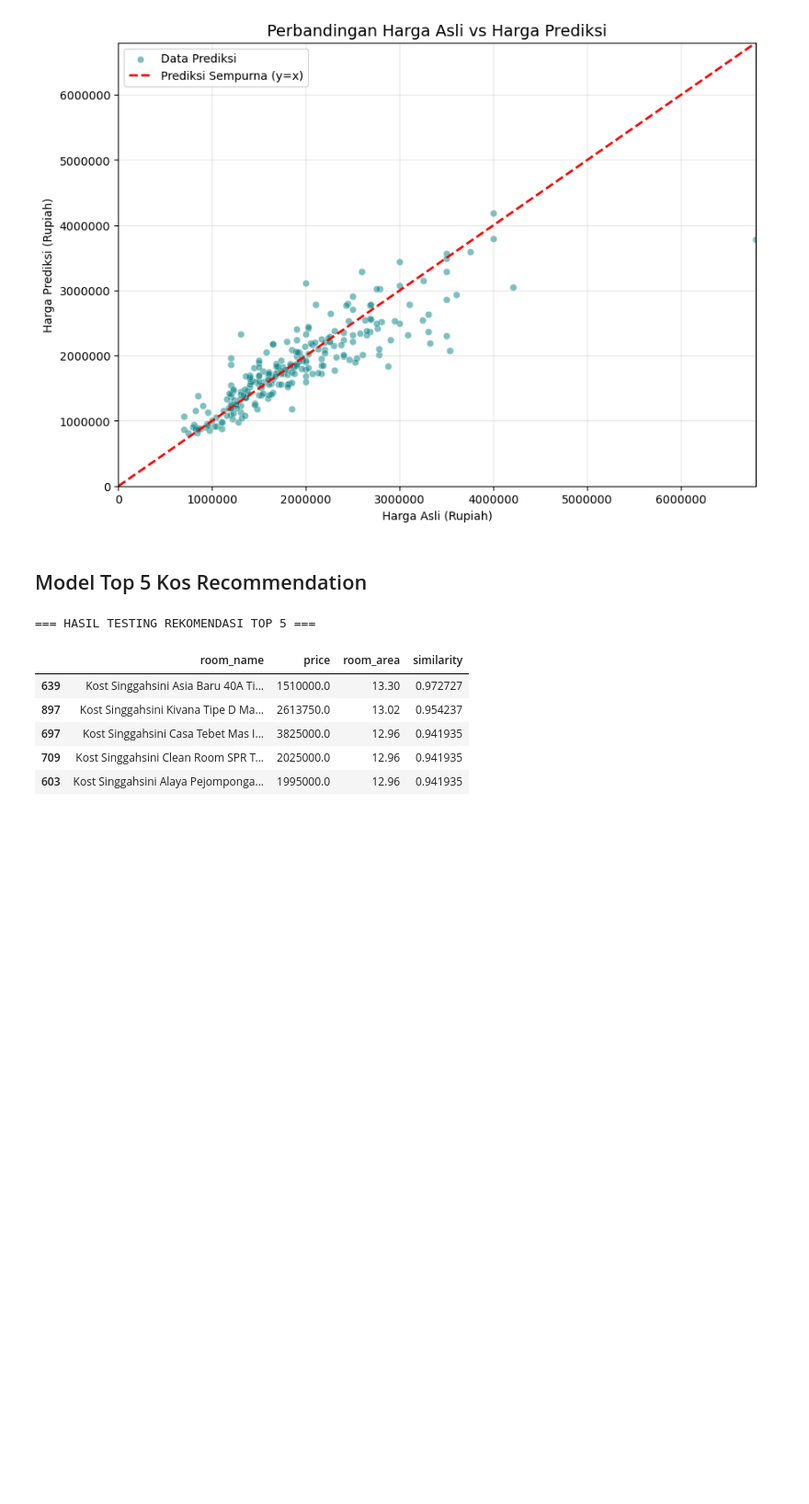
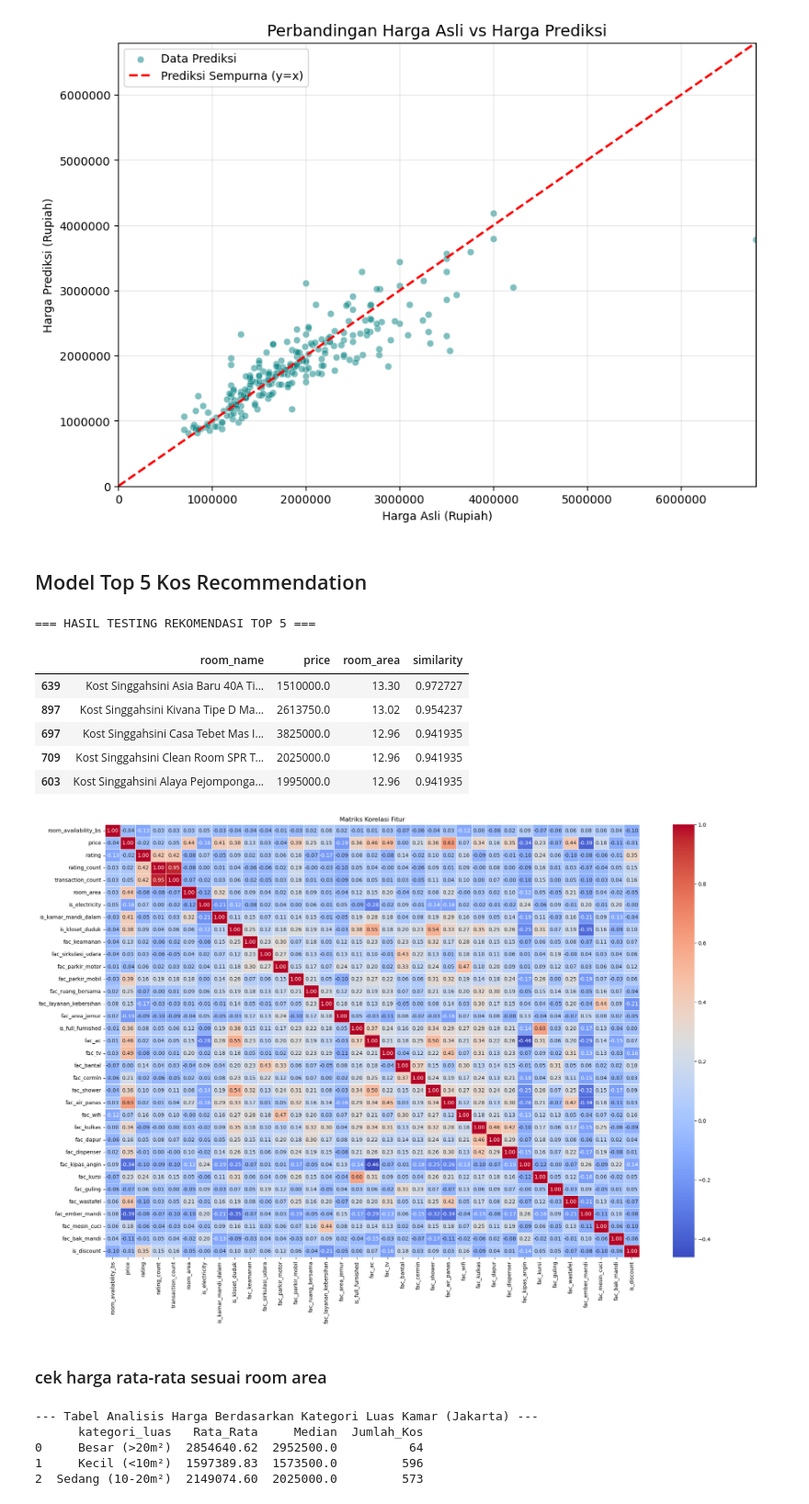
Before and after one commit to NicholasHubert/prediksi_harga_kos, a Jupyter notebook: notebooks/EDA_Model.ipynb, the cells around one changed output. Shown at 92% size. Drawn from its saved outputs; the diff is of its cells as text; code cells hidden in the pictures; blank space fills up the shorter version.

```diff
--- a/notebooks/EDA_Model.ipynb
+++ b/notebooks/EDA_Model.ipynb
@@ -18,7 +18,7 @@ df.head()
 | 3 | Kost 20088 Babakan Madang Bogor | Yan | Bogor | Babakan Madang | 3 x 4 meter | Termasuk listrik (implied) | NaN | ... |
 | 4 | Kost 21 Alam Sutera Tipe A Serpon... | Juliandy | Tangerang Selatan | Kecamatan Serpong Utara | 2 x 3 meter | Termasuk listrik (implied) | NaN | ... |
 # %%
-df = pd.read_csv('D:\\tugas\\codes\\Machine Learning\\AoL Machine Learning\\Datasets\\Data_Indekos_Jabodetabek_Mamikos.csv')
+df = pd.read_csv(r'C:\Users\CHELSEA\OneDrive\Documents\semester 4\ML\aol\Data_Indekos_Jabodetabek_Mamikos.csv')
 df.head()
 # %% [output]
 |  | room_name | owner_name | region | location | room_size | is_electricity_included | price_before_discount_bs | ... |
@@ -550,3 +550,16 @@ model_columns = list(X_train.columns) if 'X_train' in locals() else list(feature
 
 with open('../models/model_columns.pkl', 'wb') as file:
     pickle.dump(model_columns, file)
+# %%
+numeric_cols = df.select_dtypes(include=['float64', 'int64'])
+
+correlation_matrix = numeric_cols.corr()
+
+plt.figure(figsize=(23, 15))
+sns.heatmap(correlation_matrix, annot=True, cmap='coolwarm', fmt=".2f", linewidths=0.5)
+plt.title('Matriks Korelasi Fitur')
+plt.show()
+# %% [output]
+[figure, added]
+# %% [markdown]
+### cek harga rata-rata sesuai room area
@@ -552,0 +576,19 @@ with open('../models/model_columns.pkl', 'wb') as file:
+# %%
+df_area_stats = df.groupby('kategori_luas', observed=True)['price'].agg(
+    Rata_Rata='mean',
+    Median='median',
+    Jumlah_Kos='count'
+).reset_index()
+
+# Membulatkan nilai agar rapi
+df_area_stats['Rata_Rata'] = df_area_stats['Rata_Rata'].round(2)
+df_area_stats['Median'] = df_area_stats['Median'].round(2)
+
+print("--- Tabel Analisis Harga Berdasarkan Kategori Luas Kamar (Jakarta) ---")
+print(df_area_stats)
+# %% [output]
+--- Tabel Analisis Harga Berdasarkan Kategori Luas Kamar (Jakarta) ---
+      kategori_luas   Rata_Rata     Median  Jumlah_Kos
+0     Besar (>20m²)  2854640.62  2952500.0          64
+1     Kecil (<10m²)  1597389.83  1573500.0         596
+2  Sedang (10-20m²)  2149074.60  2025000.0         573
```
Also changed, not shown: parts of 10 cells of this notebook.
